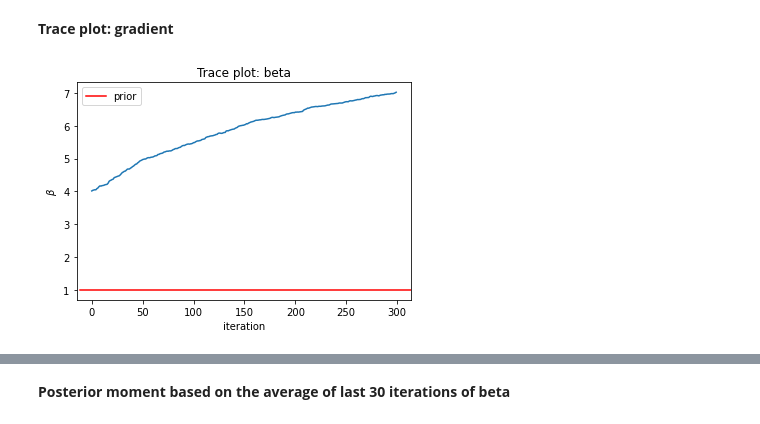
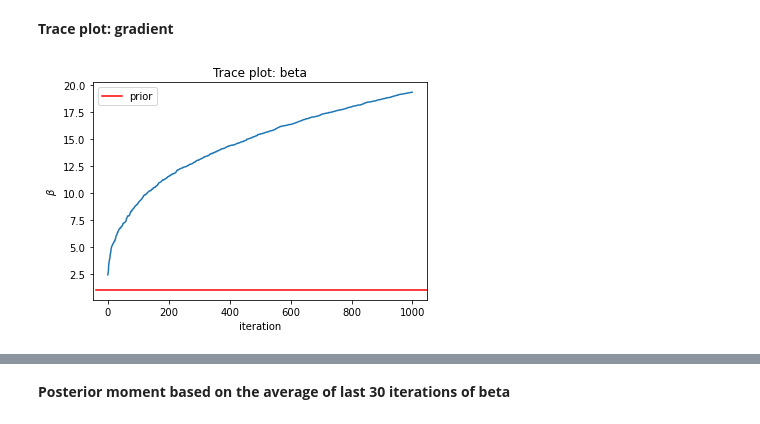
Before and after one commit to thysics/VI_SDE, a Jupyter notebook: vi_sde_toy_01.ipynb, the cells around one changed output, grey strips where cells are left out. Saved outputs shown, nothing was run; the diff lists cells and outputs as text; code cells hidden in the pictures.

```diff
--- a/vi_sde_toy_01.ipynb
+++ b/vi_sde_toy_01.ipynb
@@ -38,9 +38,3 @@ class OU:
         return torch.from_numpy(output), interval
 # %% [markdown]
 Variational inference: KL
-# %%
-X = torch.sort(torch.DoubleTensor(300).uniform_(0,1))[0]
-
-func_kl = vmap(lambda z: z ** 2)
-
-torch.trapezoid(func_kl(X), x = X)
@@ -142,7 +171,7 @@ Noisy Observations from the SDE:
 
 $dX_{t} = -X_{t}dt + \sigma dW_{t}$
 # %%
-true_sde = OU(t0 = 0, t1 = 10., z0 = 1., alpha = 0, beta = 1., sigma = 1., dN=1000)
+true_sde = OU(t0 = 0, t1 = 10., z0 = -1, alpha = 0, beta = 5., sigma = 1., dN=1000)
 # %%
 plt.plot(true_sde.pts, true_sde.trj, 'rx')
 plt.title("OU: alpha = %.2f" % true_sde.alpha + ", beta = %.2f" % true_sde.beta + ", sigma = %.2f" % true_sde.sigma)
@@ -168,31 +197,37 @@ plt.show()
 # %%
 import tqdm as tq
 # %%
-beta_ = 4.
+beta_ = 2.
 
-N = 100
-learning_rate = 0.000001
+N = 50
+learning_rate = 0.00001
 
-trace = []
-for i in tq.tqdm(range(300)):
+trace_beta = []
+trace_elbo = []
+for i in tq.tqdm(range(1000)):
 # for i in range(300):
     beta_grad = 0.
 
     for i in range(N):
-        vi = OU(t0 = 0., t1 = 1., z0 = obs[0], alpha = 0 , beta = beta_ , sigma = 1., dN=300)
+        vi = OU(t0 = obs_time[8], t1 = obs_time[9], z0 = obs[8], alpha = 0 , beta = beta_ , sigma = 1., dN=30)
         elbo = ELBO(vi)
         score = Score(vi)
 
-        scores = score.compute_score()
-        f_of_X = -1 * (elbo.log_prob(obs[1]) + elbo.KL_ito() + elbo.KL_rest())
+        scores = score.compute_score(torch.tensor(beta_, dtype=torch.float64))
+        f_of_X = -1 * (elbo.log_prob(obs[9]) + elbo.KL_ito() + elbo.KL_rest())
         beta_grad += f_of_X * scores['beta']
 
-    beta_ -= learning_rate * beta_grad/N
+    beta_ -= learning_rate * (beta_grad/N).numpy()
 
-#     vi_ = OU(t0 = 0., t1 = 1., z0 = obs[0], alpha = 0 , beta = beta_ , sigma = 1., dN=300)
-#     elbo_ = ELBO(vi_)
-#     f_of_X_ = -1 * (elbo_.log_prob(obs[1]) + elbo_.KL_ito() + elbo_.KL_rest())
+    elbo_estimate = 0
+    for j in range(50):
+        vi_ = OU(t0 = obs_time[8], t1=obs_time[9], z0 = obs[8], alpha = 0 , beta = beta_ , sigma = 1., dN=30)
+        elbo_ = ELBO(vi_)
+        elbo_estimate += -1 * (elbo_.log_prob(obs[9]) + elbo_.KL_ito() + elbo_.KL_rest())
 
-    trace.append(beta_.data.cpu().numpy().copy())
+    elbo_estimate *= 1/100
+
+    trace_beta.append(beta_)
+    trace_elbo.append(elbo_estimate)
 # score.compute_score()
 # %%
@@ -217,11 +243,11 @@ plt.plot(true_sde.pts,true_sde.trj, 'grey', linestyle='dashed')
 **Trace plot: gradient**
 # %%
 plt.title("Trace plot: beta")
-plt.plot(np.arange(len(trace)), trace)
+plt.plot(np.arange(len(trace_beta)), trace_beta)
 plt.axhline(1.0, xmin=0.01, xmax=300, color='red', label='prior')
 plt.legend()
 plt.xlabel("iteration")
 plt.ylabel(r"$\beta$")
 plt.show()
 # %% [output]
-[figure, old version]
+[figure, new version]
```
Also changed, not shown: parts of 27 cells of this notebook.
